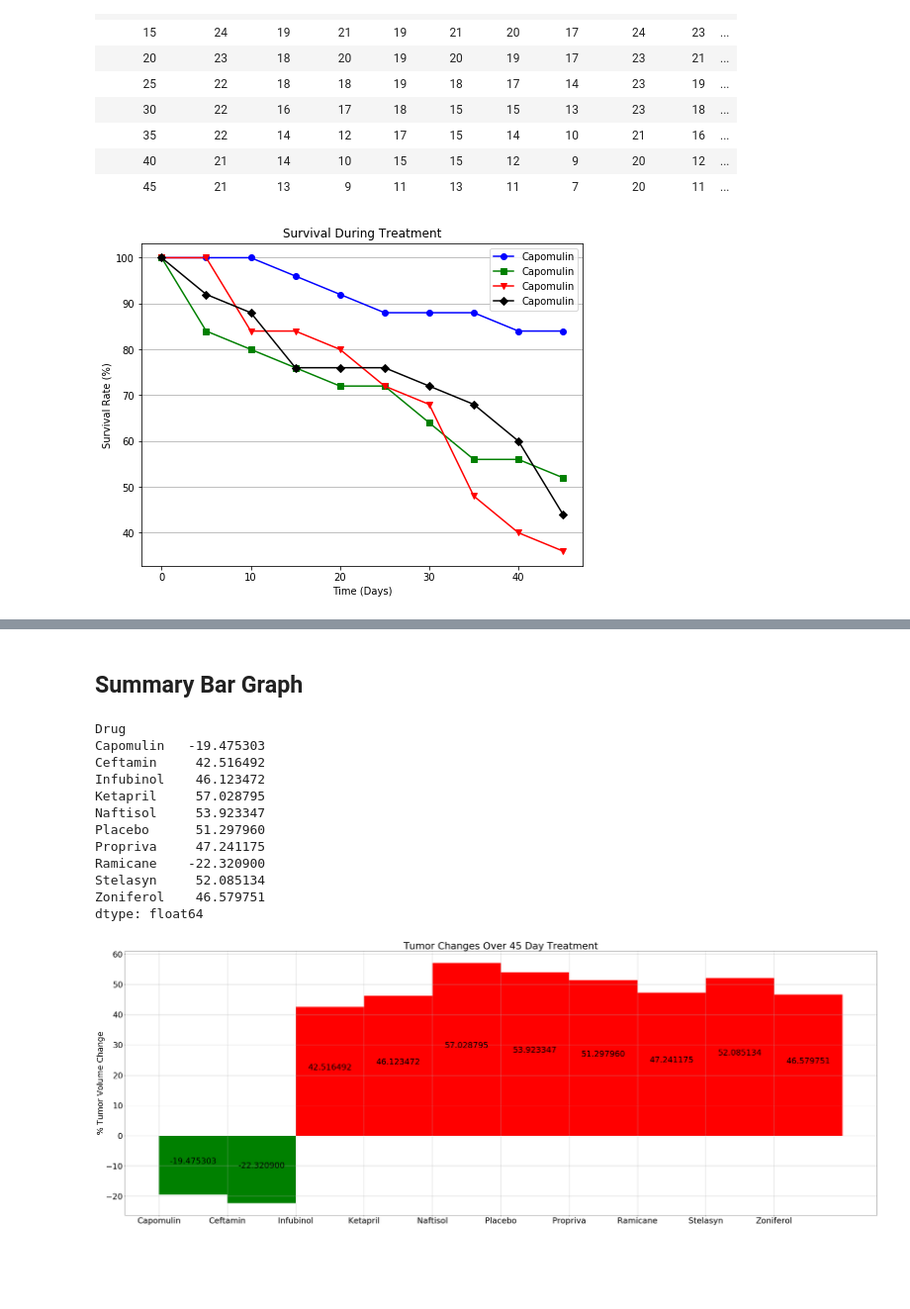
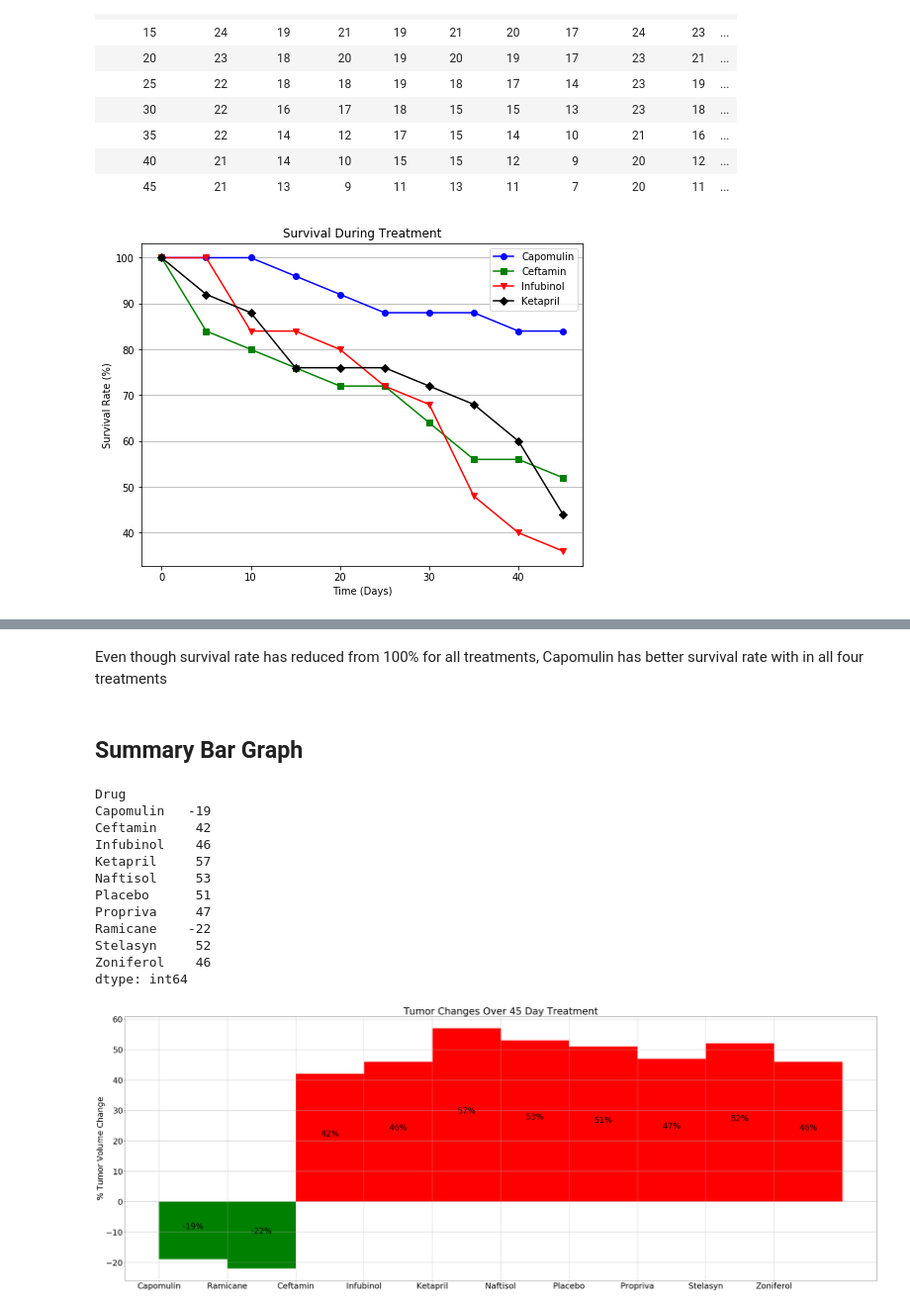
Before and after one commit to maheshdivan/matplotlib-challenge, a Jupyter notebook: Pymaceuticals/pymaceuticals_starter.ipynb, the cells around one changed output, grey strips where cells are left out. Shown: that part at 99% size. Cells and saved outputs as stored; diff of their text form; code cells hidden in the pictures; blank space fills up the shorter version.

```diff
--- a/Pymaceuticals/pymaceuticals_starter.ipynb
+++ b/Pymaceuticals/pymaceuticals_starter.ipynb
@@ -376,9 +380,9 @@ mice_final_mug_df
 # Generate the Plot (Accounting for percentages)
 
 plt.plot(mice_final_mug_df.index,final_df.iloc[:,10],marker="o", color="b",label='Capomulin')
-plt.plot(mice_final_mug_df.index,final_df.iloc[:,11],marker="s", color="g",label='Capomulin')
-plt.plot(mice_final_mug_df.index,final_df.iloc[:,12],marker="v", color="r",label='Capomulin')
-plt.plot(mice_final_mug_df.index,final_df.iloc[:,13],marker="D", color="k",label='Capomulin')
+plt.plot(mice_final_mug_df.index,final_df.iloc[:,11],marker="s", color="g",label='Ceftamin')
+plt.plot(mice_final_mug_df.index,final_df.iloc[:,12],marker="v", color="r",label='Infubinol')
+plt.plot(mice_final_mug_df.index,final_df.iloc[:,13],marker="D", color="k",label='Ketapril')
 
 plt.legend(loc='Upper left')
 
@@ -399,9 +403,11 @@ fig.savefig('test3png.png', dpi=100)
 # Show the Figure
 plt.show()
 # %% [output]
-[figure, old version]
+[figure, new version]
 # %% [markdown]
 ![Metastatic Spread During Treatment](../Images/survival.png)
+# %% [markdown]
+Even though survival rate has reduced from 100% for all treatments, Capomulin has better survival rate with in all four treatments
 # %% [markdown]
 ## Summary Bar Graph
 # %%
@@ -416,7 +422,7 @@ per_df=per_df['Tumor Volume (mm3)']
 diff =[]
 
 for i in range(0,shape):
-    diff.append(((per_df.iloc[:,i][45] - per_df.iloc[:,i][0])/per_df.iloc[:,i][0])*100)
+    diff.append(int(((per_df.iloc[:,i][45] - per_df.iloc[:,i][0])/per_df.iloc[:,i][0])*100))
 
 #print(diff)
 
@@ -425,32 +431,30 @@ percentage = pd.Series(diff,index=per_df.columns)
 percentage
 # %% [output]
 Drug
-Capomulin   -19.475303
-Ceftamin     42.516492
-Infubinol    46.123472
-Ketapril     57.028795
-Naftisol     53.923347
-Placebo      51.297960
-Propriva     47.241175
-Ramicane    -22.320900
-Stelasyn     52.085134
-Zoniferol    46.579751
-dtype: float64
+Capomulin   -19
+Ceftamin     42
+Infubinol    46
+Ketapril     57
+Naftisol     53
+Placebo      51
+Propriva     47
+Ramicane    -22
+Stelasyn     52
+Zoniferol    46
+dtype: int64
 # %%
 # Calculate the percent changes for each drug
 
 # Display the data to confirm
 # %%
 # Store all Relevant Percent Changes into a Tuple
-per_arry=[]
+per_array=[]
 
 for i in percentage.values:
     per_arry.append(i)
 
 
 per_tuple = tuple(per_arry)
-
-per_tuple
 
 val_fail_array=[]
 val_pass_array=[]
@@ -460,11 +464,12 @@ key_pass_array=[]
 
 # Splice the data between passing and failing drugs
 
-for x in per_tuple:
-    if x <0:
-       val_pass_array.append(x)
-    else:
-       val_fail_array.append(x)
+#for x in per_array:
+#    if x <0:
+#       val_pass_array.append(x)
+#    else:
+#       val_fail_array.append(x)
+
 
 #print(val_pass_array)
 #print(val_fail_array)
@@ -475,6 +480,7 @@ fig, ax = plt.subplots(figsize=(50,20))
 
 x_axis = np.arange(len(percentage))
 tick_locations = [value for value in x_axis]
+
 mask1 = percentage.values<0
 mask2 = percentage.values>0
 
@@ -483,38 +489,40 @@ rect2=ax.bar(percentage.index[mask2],percentage.values[mask2],color='r',alpha=1,
 # Use functions to label the percentages of changes
 
 def autolabel(rects):
     """
     Attach a text label above each bar displaying its height
     """
     for rect in rects:
         height = rect.get_height()
-        ax.text(rect.get_x() + rect.get_width()/2., 0.5*height,
-                '%f' % float(height),
+        value = rect.get_x() + rect.get_width()/2
+        ax.text(value, 0.5*height,
+                '%d%%' % int(height),
         ha='center', va='bottom')
 
 # Call functions to implement the function calls
 autolabel(rect1)
 autolabel(rect2)
 
 # Save the Figure
 
-x_pos = [i for i, _ in enumerate(percentage.index)]
+#x_pos = [i for i, _ in enumerate(percentage.index)]
 
-
-plt.xticks(tick_locations, percentage.index)
+#plt.xticks(tick_locations, percentage.index[mask1])
+#plt.xticks(tick_locations, percentage.index[mask2])
 plt.grid()
 
 plt.title("Tumor Changes Over 45 Day Treatment")
 plt.ylabel("% Tumor Volume Change")
 
 plt.rcParams.update({'font.size': 30})
 
 plt.subplots_adjust(bottom=0.2)
+
 fig.savefig('test4png.png', dpi=100)
 
 # Show the Figure
 fig.show()
 # %% [output]
-[figure, old version]
+[figure, new version]
 # %% [markdown]
 ![Metastatic Spread During Treatment](../Images/change.png)
```
Also changed, not shown: parts of 5 cells of this notebook, 3 other files.
